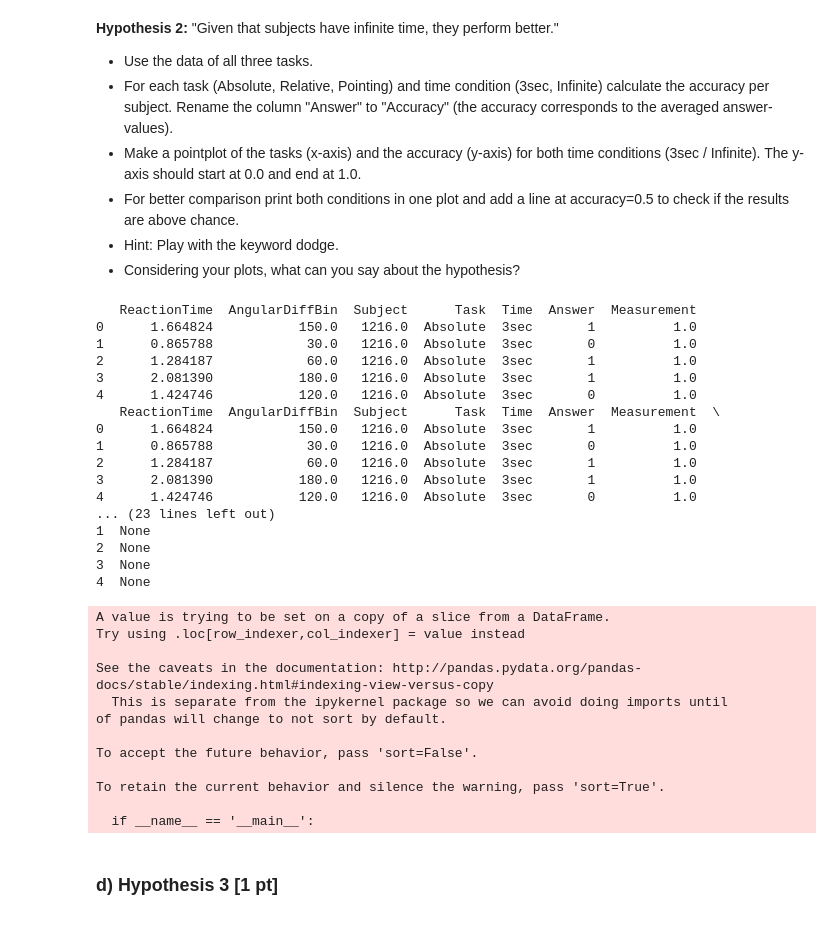
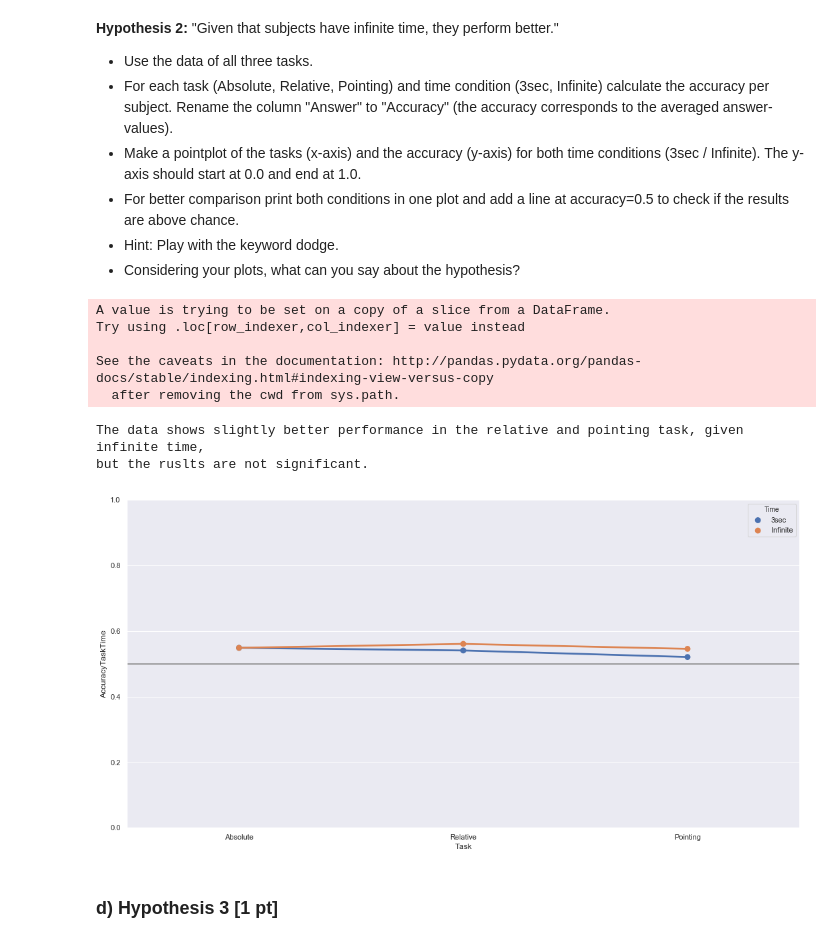
Before and after one commit to NBP-ACC/week-5-acc_11, a Jupyter notebook: sheet03_Viki.ipynb, the cells around one changed output. Cells and saved outputs as stored; diff of their text form; code cells hidden in the pictures.

```diff
--- a/sheet03_Viki.ipynb
+++ b/sheet03_Viki.ipynb
@@ -218,48 +233,30 @@ The calculated slope is: -0.8086350740099666 . So we conclude, that the hypothes
 - For better comparison print both conditions in one plot and add a line at accuracy=0.5 to check if the results are above chance.
 - Hint: Play with the keyword dodge.
 - Considering your plots, what can you say about the hypothesis?
-# %%
-##stucked!!!
-print(normalized_data.head())
-
-normalized_data['accur']= None
-print(normalized_data.head())
-
-new_comlumn= normalized_data.groupby(['Time','Task'])['Answer'].mean()
-new_comlumn = new_comlumn.reset_index()
-print(new_comlumn)
-normalized_data= pd.concat([normalized_data,new_comlumn])
-print(normalized_data.head())
-# %% [output]
-   ReactionTime  AngularDiffBin  Subject      Task  Time  Answer  Measurement
-0      1.664824           150.0   1216.0  Absolute  3sec       1          1.0
-1      0.865788            30.0   1216.0  Absolute  3sec       0          1.0
-2      1.284187            60.0   1216.0  Absolute  3sec       1          1.0
-3      2.081390           180.0   1216.0  Absolute  3sec       1          1.0
-4      1.424746           120.0   1216.0  Absolute  3sec       0          1.0
-   ReactionTime  AngularDiffBin  Subject      Task  Time  Answer  Measurement  \
-0      1.664824           150.0   1216.0  Absolute  3sec       1          1.0
-1      0.865788            30.0   1216.0  Absolute  3sec       0          1.0
-2      1.284187            60.0   1216.0  Absolute  3sec       1          1.0
-3      2.081390           180.0   1216.0  Absolute  3sec       1          1.0
-4      1.424746           120.0   1216.0  Absolute  3sec       0          1.0
-... (23 lines left out)
-1  None
-2  None
-3  None
-4  None
-A value is trying to be set on a copy of a slice from a DataFrame.
-Try using .loc[row_indexer,col_indexer] = value instead
-
-See the caveats in the documentation: http://pandas.pydata.org/pandas-docs/stable/indexing.html#indexing-view-versus-copy
-  This is separate from the ipykernel package so we can avoid doing imports until
-of pandas will change to not sort by default.
-
-To accept the future behavior, pass 'sort=False'.
-
-To retain the current behavior and silence the warning, pass 'sort=True'.
-
-  if __name__ == '__main__':
+# %%
+#use data from all three tasks and add new columns to it
+hyp_2 = hyp_1
+#get the Answers of same Task and Time
+hyp_2['AccuracyTaskTime'] = hyp_2.groupby(['Time','Task'])['Answer'].transform('mean')
+
+#plotting
+fig, ax = plt.subplots(figsize=(18,9))
+pointplot = sns.pointplot(x="Task", y="AccuracyTaskTime", hue='Time', data=hyp_2)
+#set y-axis in correct condition
+pointplot.set(ylim=(0, 1))
+# add line at o.5
+pointplot.axhline(0.5, color='grey')
+
+print("The data shows slightly better performance in the relative and pointing task, given infinite time, \nbut the ruslts are not significant. ")
+# %% [output]
+A value is trying to be set on a copy of a slice from a DataFrame.
+Try using .loc[row_indexer,col_indexer] = value instead
+
+See the caveats in the documentation: http://pandas.pydata.org/pandas-docs/stable/indexing.html#indexing-view-versus-copy
+  after removing the cwd from sys.path.
+The data shows slightly better performance in the relative and pointing task, given infinite time,
+but the ruslts are not significant.
+[figure, added]
 # %% [markdown]
 ### d) Hypothesis 3 [1 pt]
 # %% [markdown]
```
Also changed, not shown: parts of 3 cells of this notebook.
